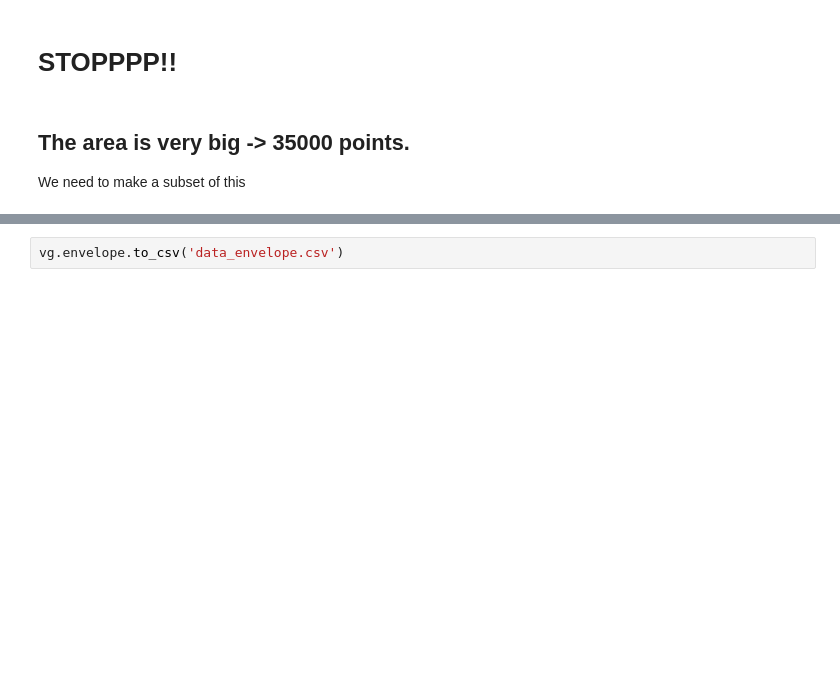
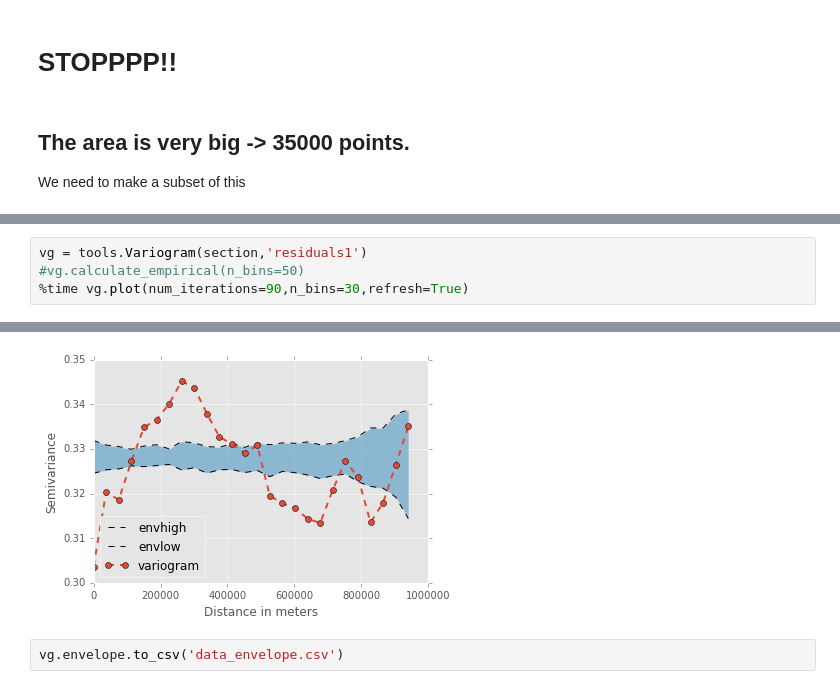
Before and after one commit to molgor/spystats, a Jupyter notebook: notebooks/log_spatial_autocorrelation_with_trend.ipynb, the cells around one changed output, grey strips where cells are left out. Drawn from its saved outputs; the diff is of its cells as text; blank space fills up the shorter version.

```diff
--- a/notebooks/log_spatial_autocorrelation_with_trend.ipynb
+++ b/notebooks/log_spatial_autocorrelation_with_trend.ipynb
@@ -122,0 +132,5 @@ Wall time: 51 s
+# %%
+vg = tools.Variogram(section,'residuals1')
+#vg.calculate_empirical(n_bins=50)
+%time vg.plot(num_iterations=90,n_bins=30,refresh=True)
+# %% [output]
@@ -123,3 +139,4 @@ Wall time: 51 s
+[figure, added]
 # %%
 vg.envelope.to_csv('data_envelope.csv')
 # %% [markdown]
```
Also changed, not shown: parts of 8 cells of this notebook, 1 other file.
